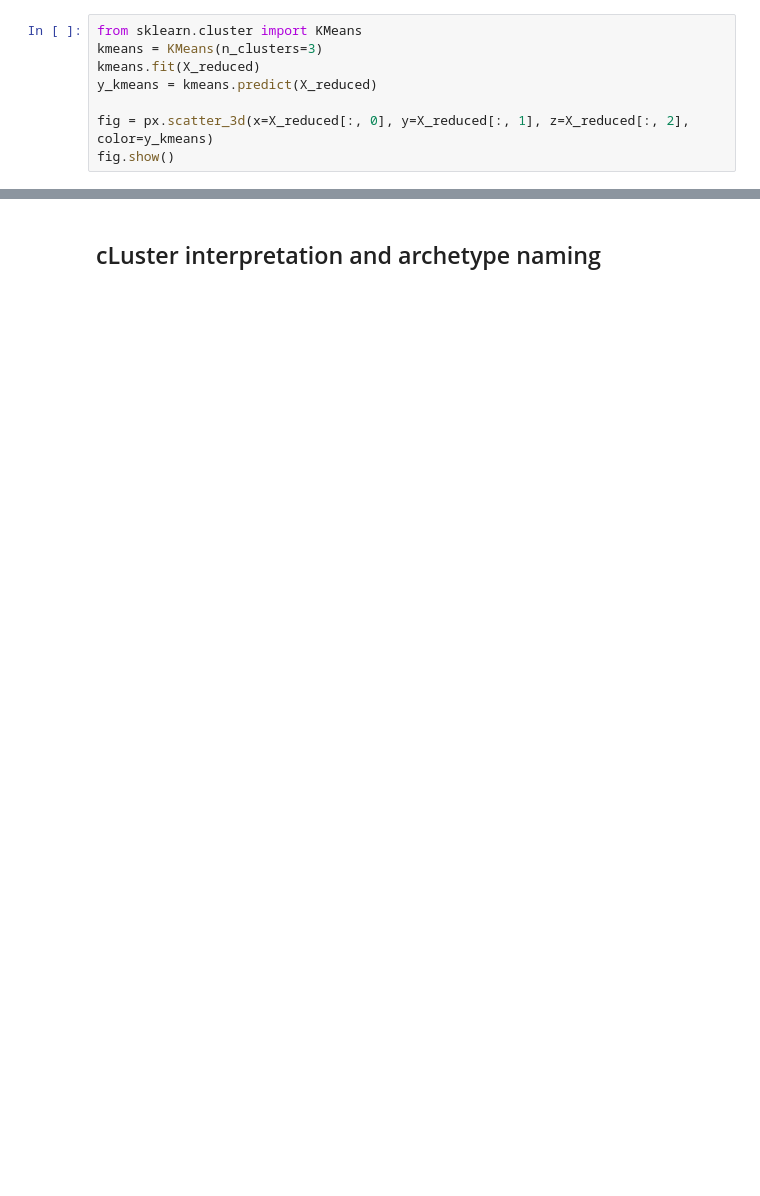
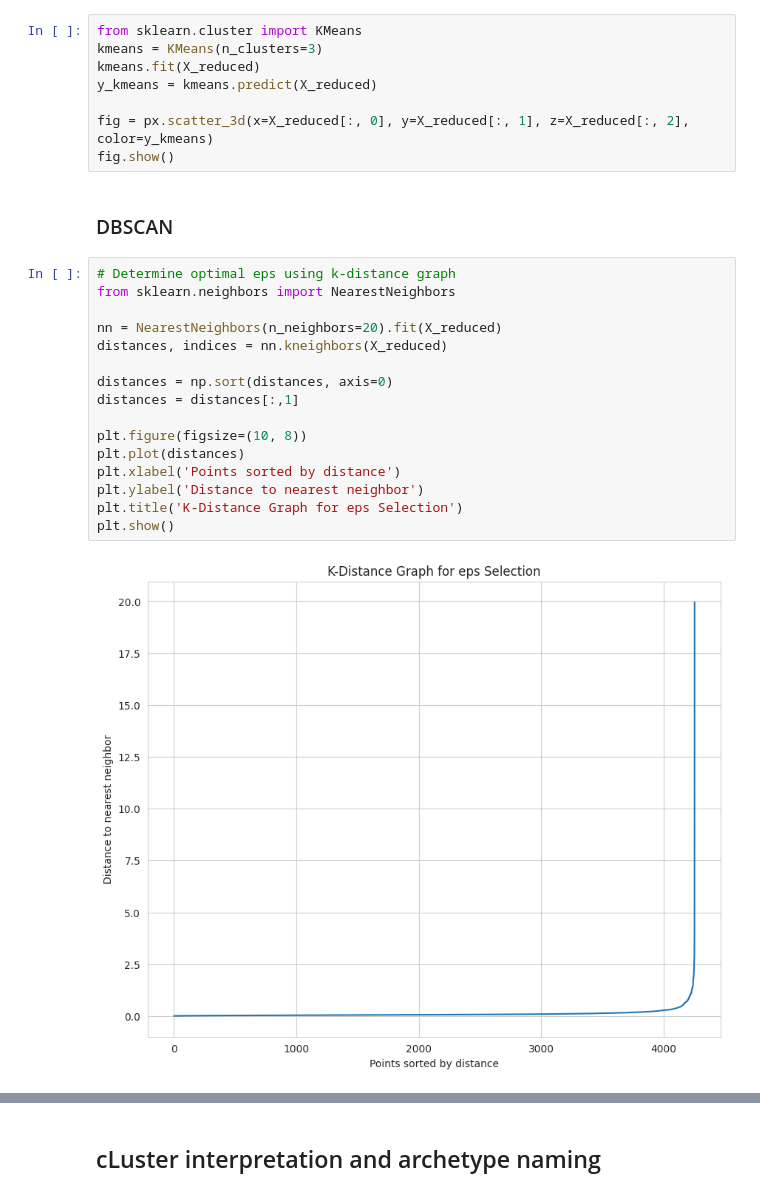
Before and after one commit to Cegeurun/CCADMACL_PROJECT, a Jupyter notebook: CCADMACL_PROJECT_REVISED.ipynb, the cells around one changed output, grey strips where cells are left out. Drawn from its saved outputs; the diff is of its cells as text; blank space fills up the shorter version.

```diff
--- a/CCADMACL_PROJECT_REVISED.ipynb
+++ b/CCADMACL_PROJECT_REVISED.ipynb
@@ -448,3 +431,23 @@ y_kmeans = kmeans.predict(X_reduced)
 
 fig = px.scatter_3d(x=X_reduced[:, 0], y=X_reduced[:, 1], z=X_reduced[:, 2], color=y_kmeans)
 fig.show()
+# %% [markdown]
+### DBSCAN
+# %%
+# Determine optimal eps using k-distance graph
+from sklearn.neighbors import NearestNeighbors
+
+nn = NearestNeighbors(n_neighbors=20).fit(X_reduced)
+distances, indices = nn.kneighbors(X_reduced)
+
+distances = np.sort(distances, axis=0)
+distances = distances[:,1]
+
+plt.figure(figsize=(10, 8))
+plt.plot(distances)
+plt.xlabel('Points sorted by distance')
+plt.ylabel('Distance to nearest neighbor')
+plt.title('K-Distance Graph for eps Selection')
+plt.show()
+# %% [output]
+[figure, added]
```
Also changed, not shown: parts of 20 cells of this notebook.
